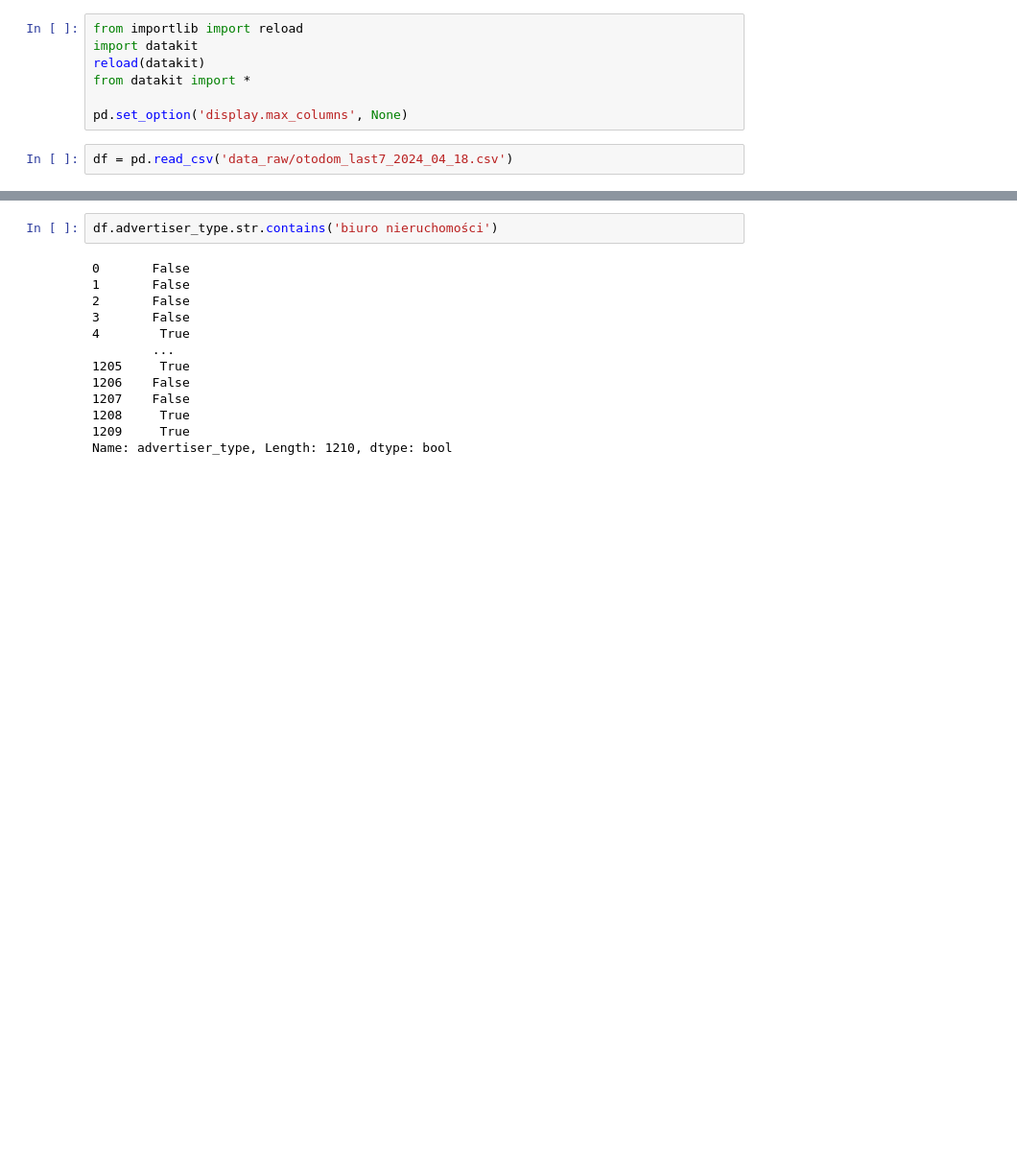
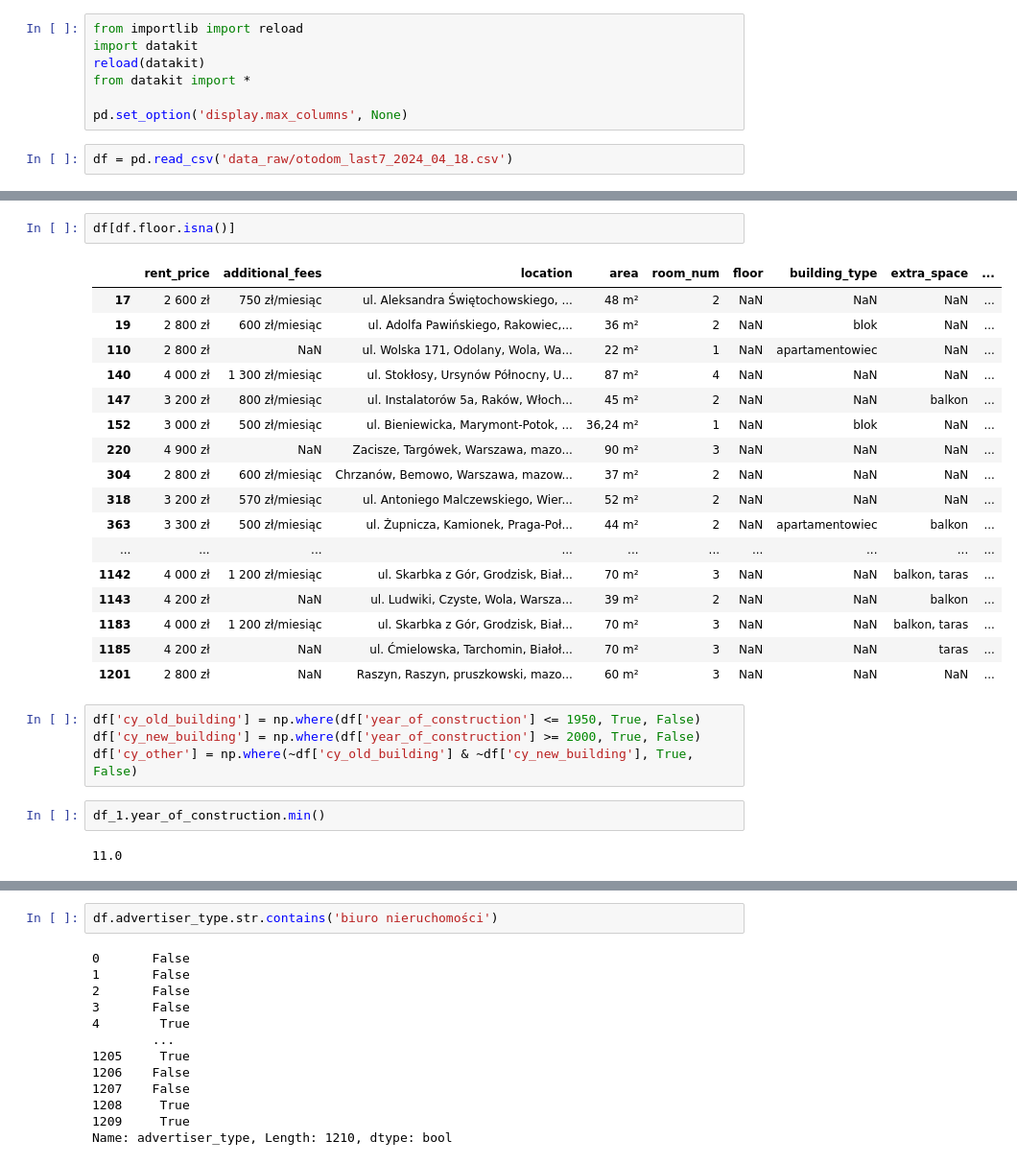
Before and after one commit to KacperSokolowski/MA, a Jupyter notebook: clean_data.ipynb, the cells around one changed output, grey strips where cells are left out. Shown at 96% size. Saved outputs shown, nothing was run; the diff lists cells and outputs as text; blank space fills up the shorter version.

```diff
--- a/clean_data.ipynb
+++ b/clean_data.ipynb
@@ -52 +95,29 @@ df_1.head(5)
+# %%
+df[df.floor.isna()]
+# %% [output]
+|  | rent_price | additional_fees | location | area | room_num | floor | building_type | extra_space | ... |
+| 17 | 2 600 zł | 750 zł/miesiąc | ul. Aleksandra Świętochowskiego, ... | 48 m² | 2 | NaN | NaN | NaN | ... |
+| 19 | 2 800 zł | 600 zł/miesiąc | ul. Adolfa Pawińskiego, Rakowiec,... | 36 m² | 2 | NaN | blok | NaN | ... |
+| 110 | 2 800 zł | NaN | ul. Wolska 171, Odolany, Wola, Wa... | 22 m² | 1 | NaN | apartamentowiec | NaN | ... |
+| 140 | 4 000 zł | 1 300 zł/miesiąc | ul. Stokłosy, Ursynów Północny, U... | 87 m² | 4 | NaN | NaN | NaN | ... |
+| 147 | 3 200 zł | 800 zł/miesiąc | ul. Instalatorów 5a, Raków, Włoch... | 45 m² | 2 | NaN | NaN | balkon | ... |
+| 152 | 3 000 zł | 500 zł/miesiąc | ul. Bieniewicka, Marymont-Potok, ... | 36,24 m² | 1 | NaN | blok | NaN | ... |
+| 220 | 4 900 zł | NaN | Zacisze, Targówek, Warszawa, mazo... | 90 m² | 3 | NaN | NaN | NaN | ... |
+| 304 | 2 800 zł | 600 zł/miesiąc | Chrzanów, Bemowo, Warszawa, mazow... | 37 m² | 2 | NaN | NaN | NaN | ... |
+| 318 | 3 200 zł | 570 zł/miesiąc | ul. Antoniego Malczewskiego, Wier... | 52 m² | 2 | NaN | NaN | NaN | ... |
+| 363 | 3 300 zł | 500 zł/miesiąc | ul. Żupnicza, Kamionek, Praga-Poł... | 44 m² | 2 | NaN | apartamentowiec | balkon | ... |
+| ... | ... | ... | ... | ... | ... | ... | ... | ... | ... |
+| 1142 | 4 000 zł | 1 200 zł/miesiąc | ul. Skarbka z Gór, Grodzisk, Biał... | 70 m² | 3 | NaN | NaN | balkon, taras | ... |
+| 1143 | 4 200 zł | NaN | ul. Ludwiki, Czyste, Wola, Warsza... | 39 m² | 2 | NaN | NaN | balkon | ... |
+| 1183 | 4 000 zł | 1 200 zł/miesiąc | ul. Skarbka z Gór, Grodzisk, Biał... | 70 m² | 3 | NaN | NaN | balkon, taras | ... |
+| 1185 | 4 200 zł | NaN | ul. Ćmielowska, Tarchomin, Białoł... | 70 m² | 3 | NaN | NaN | taras | ... |
+| 1201 | 2 800 zł | NaN | Raszyn, Raszyn, pruszkowski, mazo... | 60 m² | 3 | NaN | NaN | NaN | ... |
+# %%
+df['cy_old_building'] = np.where(df['year_of_construction'] <= 1950, True, False)
+df['cy_new_building'] = np.where(df['year_of_construction'] >= 2000, True, False)
+df['cy_other'] = np.where(~df['cy_old_building'] & ~df['cy_new_building'], True, False)
+# %%
+df_1.year_of_construction.min()
+# %% [output]
+11.0
 # %%
```
Also changed, not shown: parts of 9 cells of this notebook, 1 other file.
